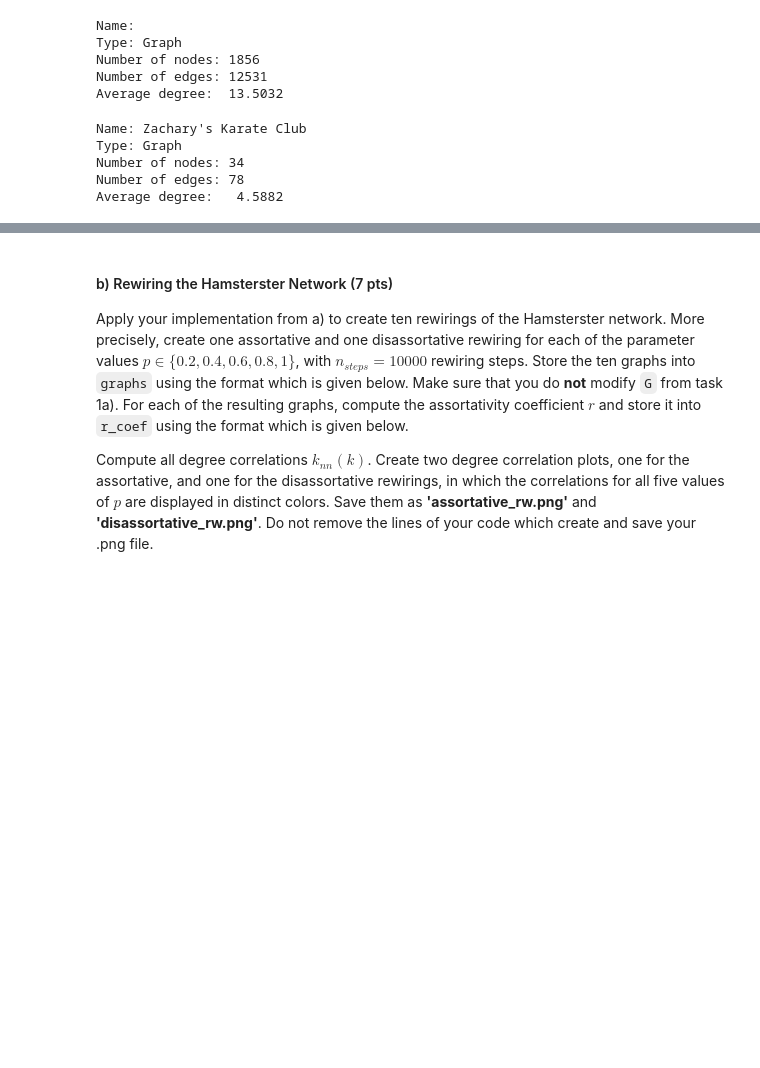
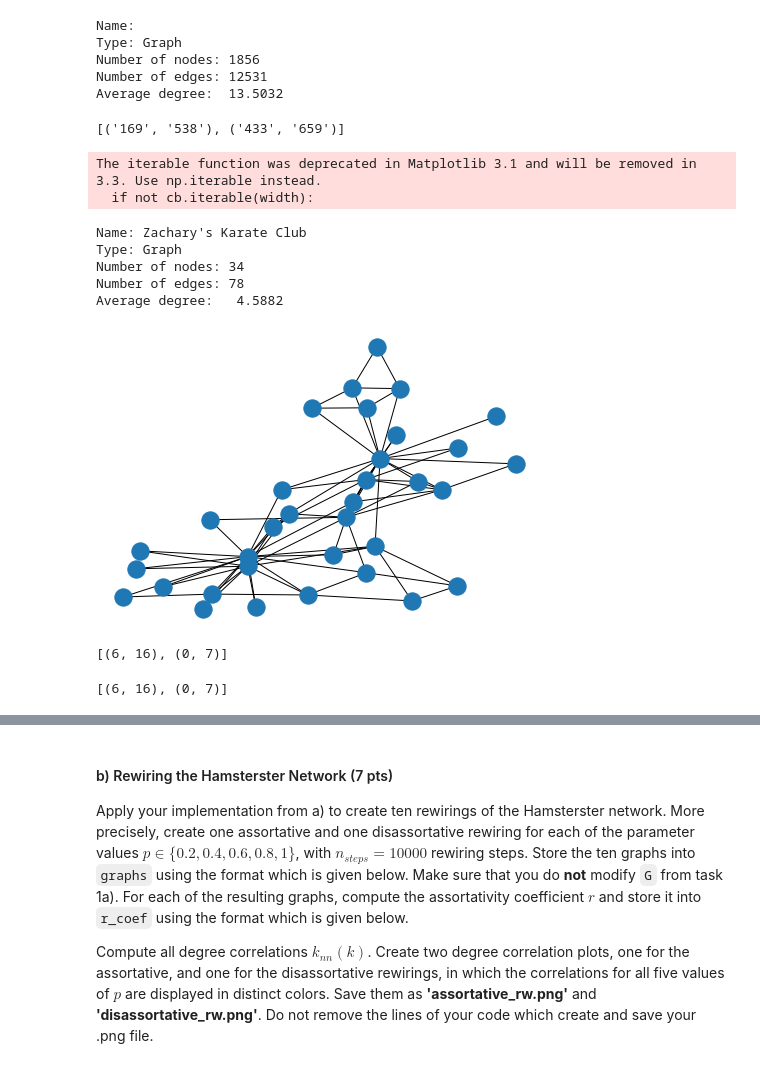
Before and after one commit to sunwen0120/social_network, a Jupyter notebook: homework_3/Wen_Sun_home_assignment_3.ipynb, the cells around one changed output, grey strips where cells are left out. Saved outputs shown, nothing was run; the diff lists cells and outputs as text; code cells hidden in the pictures; blank space fills up the shorter version.

```diff
--- a/homework_3/Wen_Sun_home_assignment_3.ipynb
+++ b/homework_3/Wen_Sun_home_assignment_3.ipynb
@@ -399 +407,6 @@ def check_multiedges(test: tuple, n: int):
+# %%
+t = [('96', '572'), ('63', '96')]
+check_multiedges(t, 4)
+# %% [output]
+[('169', '538'), ('433', '659')]
 # %%
@@ -436,9 +459,22 @@ def xbs(G: nx.Graph, p: float, assortative: bool=True, n_steps: int=100, n_tries
 # %%
 G5 = nx.karate_club_graph()
 print(nx.info(G5))
+nx.draw(G5)
 # %% [output]
-Name: Zachary's Karate Club
-Type: Graph
-Number of nodes: 34
-Number of edges: 78
-Average degree:   4.5882
+The iterable function was deprecated in Matplotlib 3.1 and will be removed in 3.3. Use np.iterable instead.
+  if not cb.iterable(width):
+Name: Zachary's Karate Club
+Type: Graph
+Number of nodes: 34
+Number of edges: 78
+Average degree:   4.5882
+[figure, added]
+# %%
+G4 = nx.karate_club_graph()
+edges = [i for i in G4.edges()]
+p = random.sample(edges,2)
+print(p)
+check_multiedges(p, 30, edges)
+# %% [output]
+[(6, 16), (0, 7)]
+[(6, 16), (0, 7)]
```
Also changed, not shown: parts of 24 cells of this notebook.
